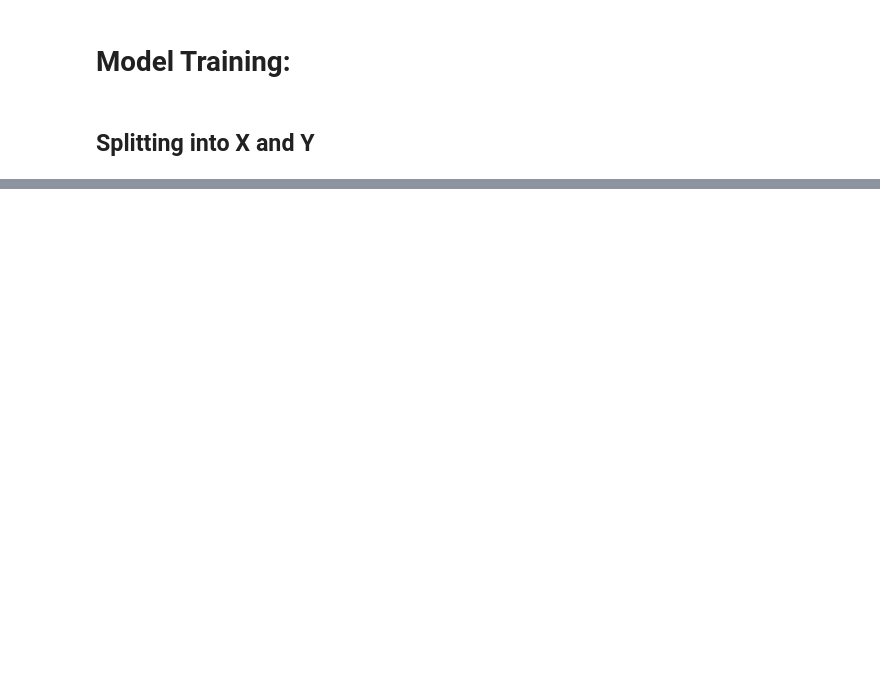
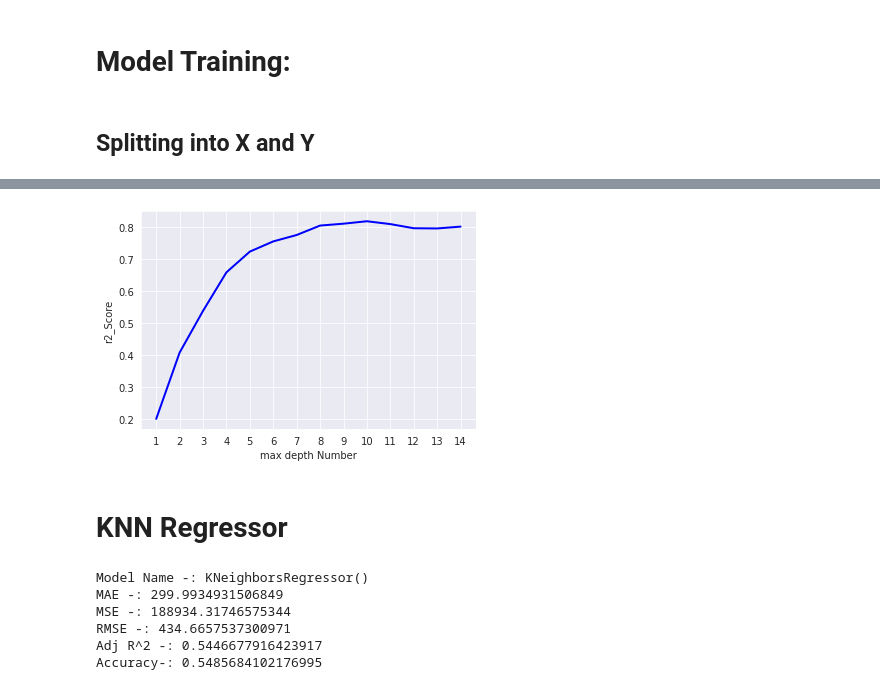
Before and after one commit to Manjari-001/Bike-Demand-Prediction, a Jupyter notebook: ML_Regression_Capstone__Project.ipynb, the cells around one changed output, grey strips where cells are left out. Saved outputs shown, nothing was run; the diff lists cells and outputs as text; code cells hidden in the pictures; blank space fills up the shorter version.

```diff
--- a/ML_Regression_Capstone__Project.ipynb
+++ b/ML_Regression_Capstone__Project.ipynb
@@ -308,0 +491,31 @@ predict(DecisionTreeRegressor(),X,y)
+# %%
+# Hyper Parameter Tunning for max depth
+md = range(1,15)
+
+accuracy1 = []
+for i in md:
+    dt = DecisionTreeRegressor(max_depth=i,random_state=1)
+    dt.fit(xtrain,ytrain)
+    ypred=dt.predict(xtest)
+    accuracy1.append(r2_score(ytest,ypred))
+
+plt.plot(md, accuracy1, linewidth=2, color='blue')
+plt.xticks(md)
+
+plt.xlabel('max depth Number')
+plt.ylabel('r2_Score')
+plt.show()
+# %% [output]
+[figure, added]
+# %% [markdown]
+# KNN Regressor
+# %%
+knn=KNeighborsRegressor()
+create_model(knn)
+# %% [output]
+Model Name -: KNeighborsRegressor()
+MAE -: 299.9934931506849
+MSE -: 188934.31746575344
+RMSE -: 434.6657537300971
+Adj R^2 -: 0.5446677916423917
+Accuracy-: 0.5485684102176995
```
Also changed, not shown: parts of 50 cells of this notebook.
